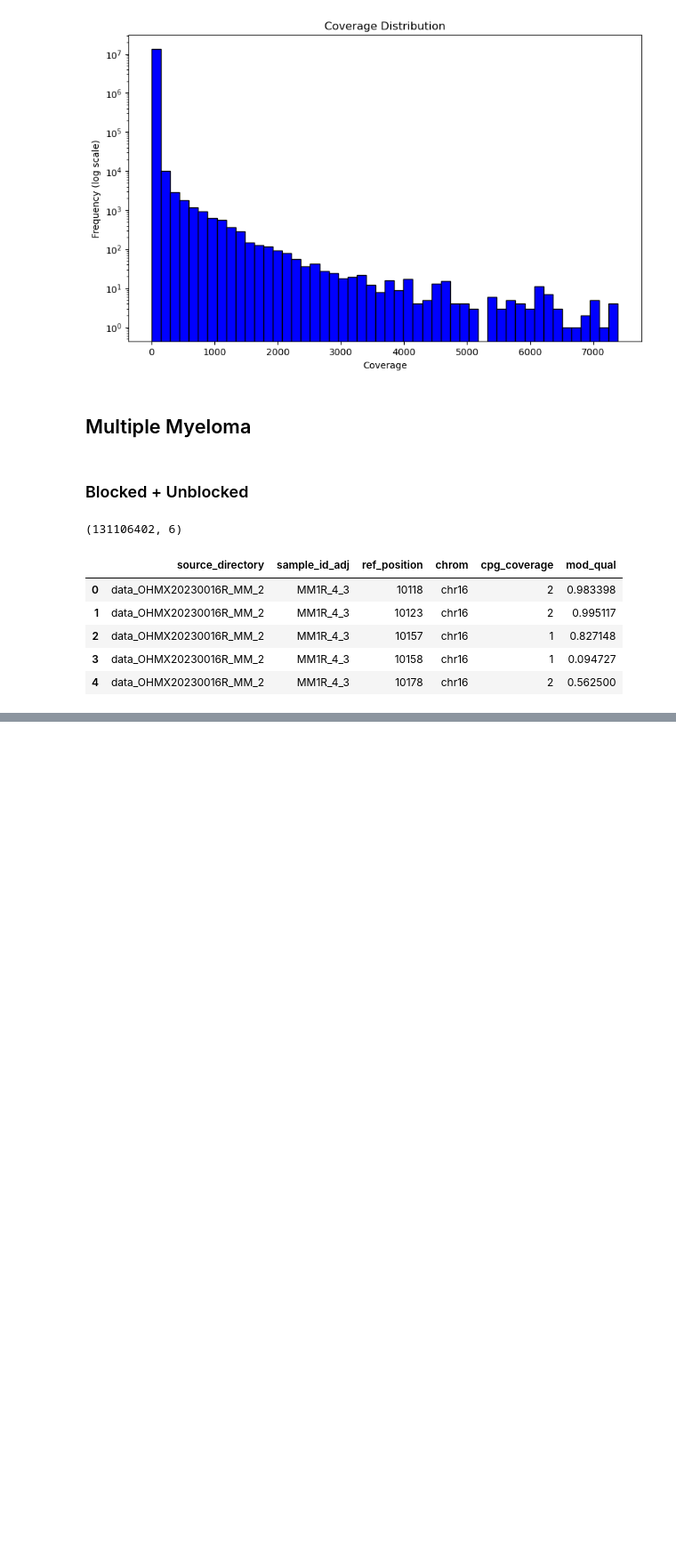
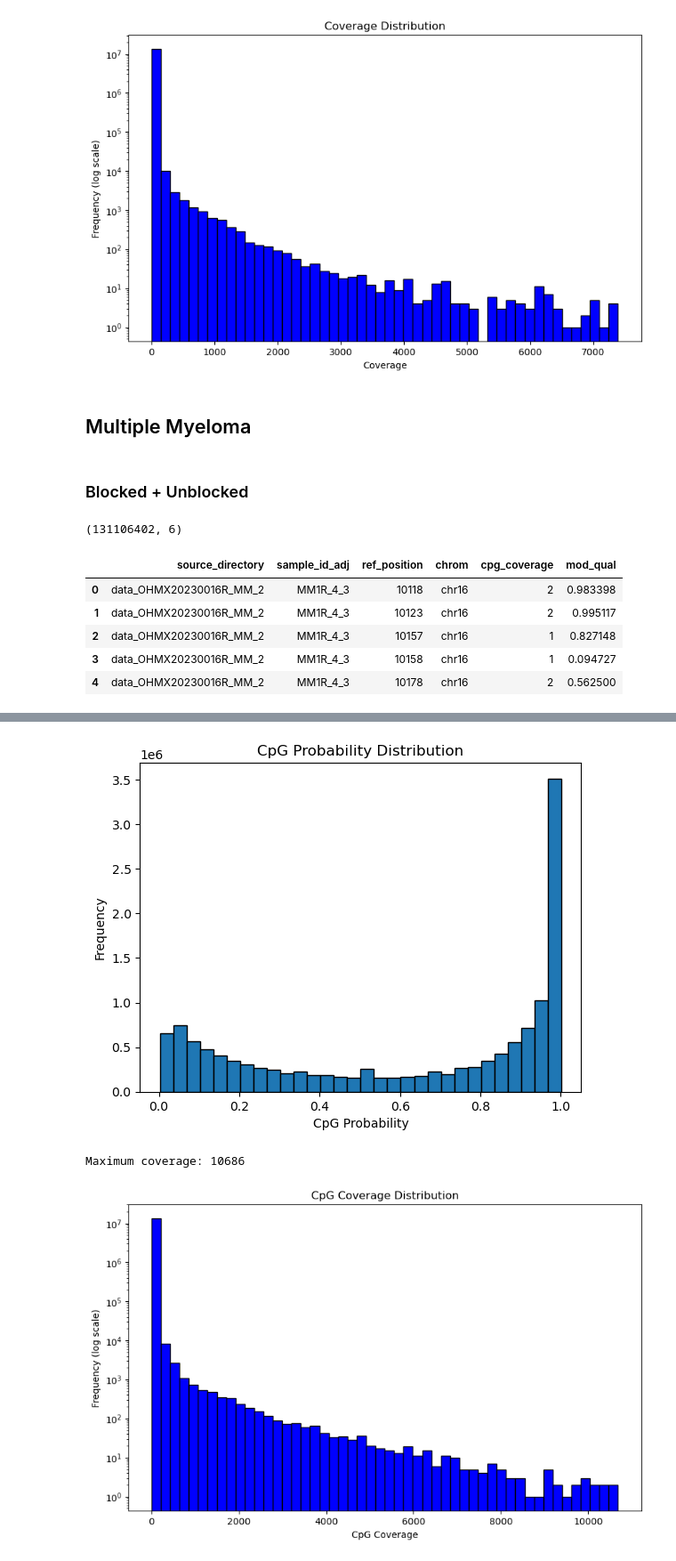
Before and after one commit to Lucmeister55/lvisser, a Jupyter notebook: data_prep.ipynb, the cells around one changed output, grey strips where cells are left out. Shown at 89% size. Drawn from its saved outputs; the diff is of its cells as text; code cells hidden in the pictures; blank space fills up the shorter version.

```diff
--- a/data_prep.ipynb
+++ b/data_prep.ipynb
@@ -206,0 +236,5 @@ Maximum coverage: 10686
+# %%
+cpg_cat_all_scvg = filter_coverage(cpg_cat_all, "/data/lvisser/coverage/all_samples.unicvg_min5.txt")
+cpg_cat_all_scvg.to_csv("/data/lvisser/feature_matrices/concatenated_tables/data_OHMX20230016R_MM_2/cpg_cat_all_scvg.csv", index = False)
+print(cpg_cat_all_scvg.shape)
+cpg_cat_all_scvg.head()
@@ -206,0 +249,7 @@ Maximum coverage: 10686
+# %%
+plot_cpg_distribution(cpg_cat_all_scvg)
+plot_cpg_coverage(cpg_cat_all_scvg)
+# %% [output]
+[figure, added]
+Maximum coverage: 10686
+[figure, added]
```
Also changed, not shown: parts of 8 cells of this notebook, 1 other file.
